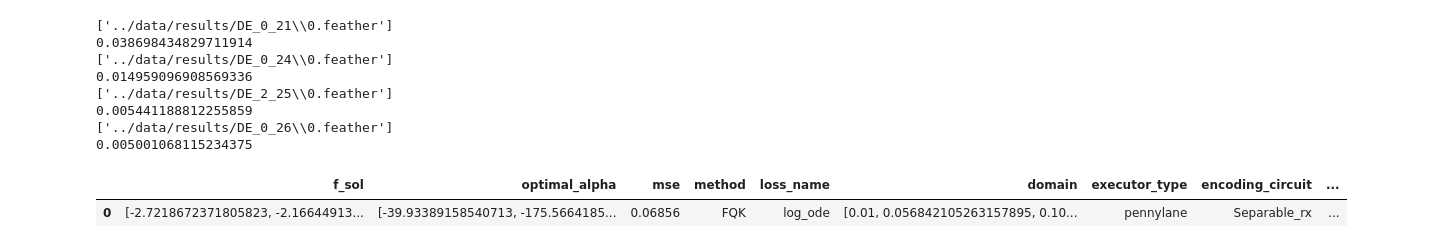
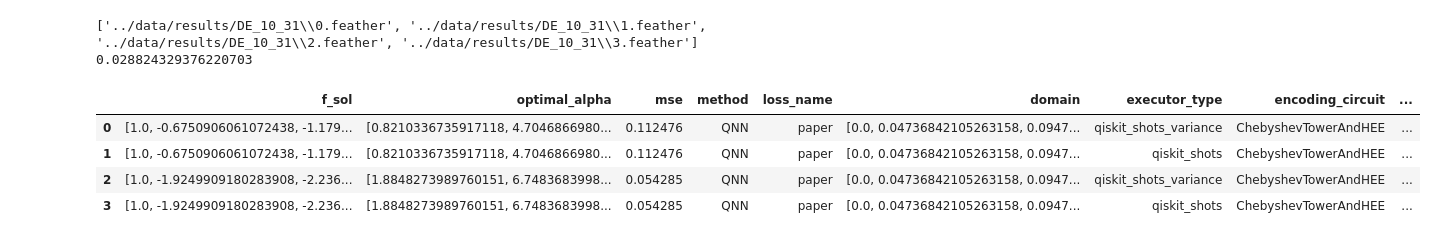
Before and after one commit to rupof/KernelDE, a Jupyter notebook: plotting_notebooks/local_plot_log_shots.ipynb, the cells around one changed output. Cells and saved outputs as stored; diff of their text form; code cells hidden in the pictures.

```diff
--- a/plotting_notebooks/local_plot_log_shots.ipynb
+++ b/plotting_notebooks/local_plot_log_shots.ipynb
@@ -10,24 +10,18 @@ from DE_Library.diferential_equation_functionals import *
 
 from matplotlib import rc
 rc('text', usetex=True)
-# %%
-results_QNN = load_feather_folder_as_pd("../data/results/DE_0_21")
-results_PQK = load_feather_folder_as_pd("../data/results/DE_0_24")
-results_FQK = load_feather_folder_as_pd("../data/results/DE_2_25")
-results_classical = load_feather_folder_as_pd("../data/results/DE_0_26")
-# %% [output]
-['../data/results/DE_0_21\\0.feather']
-0.038698434829711914
-['../data/results/DE_0_24\\0.feather']
-0.014959096908569336
-['../data/results/DE_2_25\\0.feather']
-0.005441188812255859
-['../data/results/DE_0_26\\0.feather']
-0.005001068115234375
-# %%
-results_FQK
-# %% [output]
-|  | f_sol | optimal_alpha | mse | method | loss_name | domain | executor_type | encoding_circuit | ... |
-| 0 | [-2.7218672371805823, -2.16644913... | [-39.93389158540713, -175.5664185... | 0.06856 | FQK | log_ode | [0.01, 0.056842105263157895, 0.10... | pennylane | Separable_rx | ... |
+# %%
+results_QNN = load_feather_folder_as_pd("../data/results/DE_10_31")
+# %% [output]
+['../data/results/DE_10_31\\0.feather', '../data/results/DE_10_31\\1.feather', '../data/results/DE_10_31\\2.feather', '../data/results/DE_10_31\\3.feather']
+0.028824329376220703
+# %%
+results_QNN
+# %% [output]
+|  | f_sol | optimal_alpha | mse | method | loss_name | domain | executor_type | encoding_circuit | ... |
+| 0 | [1.0, -0.6750906061072438, -1.179... | [0.8210336735917118, 4.7046866980... | 0.112476 | QNN | paper | [0.0, 0.04736842105263158, 0.0947... | qiskit_shots_variance | ChebyshevTowerAndHEE | ... |
+| 1 | [1.0, -0.6750906061072438, -1.179... | [0.8210336735917118, 4.7046866980... | 0.112476 | QNN | paper | [0.0, 0.04736842105263158, 0.0947... | qiskit_shots | ChebyshevTowerAndHEE | ... |
+| 2 | [1.0, -1.9249909180283908, -2.236... | [1.8848273989760151, 6.7483683998... | 0.054285 | QNN | paper | [0.0, 0.04736842105263158, 0.0947... | qiskit_shots_variance | ChebyshevTowerAndHEE | ... |
+| 3 | [1.0, -1.9249909180283908, -2.236... | [1.8848273989760151, 6.7483683998... | 0.054285 | QNN | paper | [0.0, 0.04736842105263158, 0.0947... | qiskit_shots | ChebyshevTowerAndHEE | ... |
 # %%
 x_line = np.linspace(0.01, 0.9, 20)
```
Also changed, not shown: parts of 4 cells of this notebook, 11 other files.
